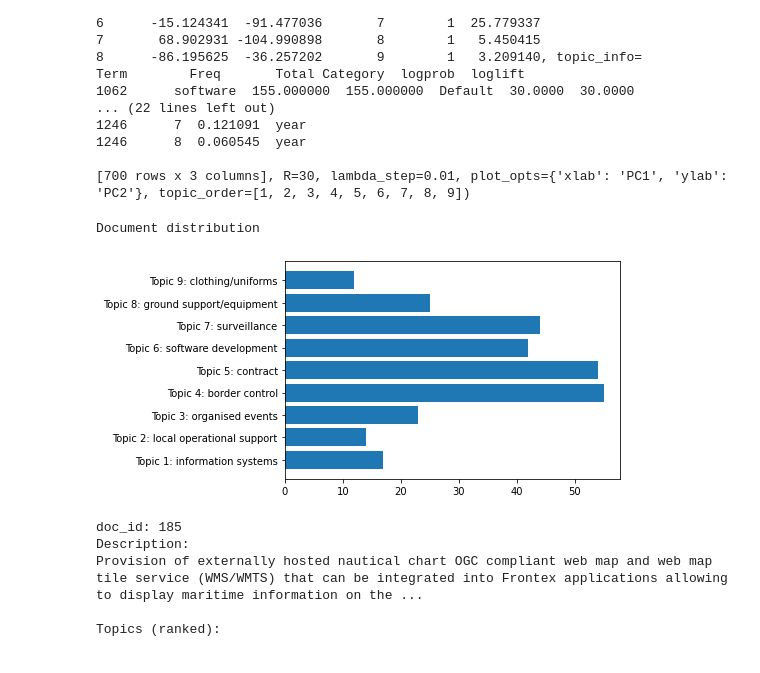
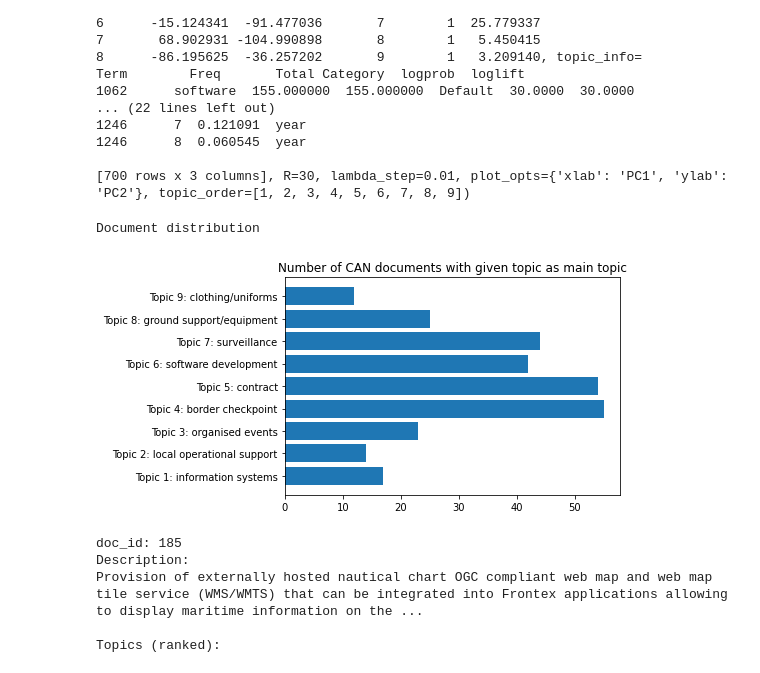
Before and after one commit to MarkMeltzer/thesis, a Jupyter notebook: notebooks/LDA_scikit_CAN.ipynb, the cells around one changed output. Cells and saved outputs as stored; diff of their text form; code cells hidden in the pictures.

```diff
--- a/notebooks/LDA_scikit_CAN.ipynb
+++ b/notebooks/LDA_scikit_CAN.ipynb
@@ -145,8 +154,11 @@ Associated k's: [2, 4, 7]
 ## Optimal model
 # %%
 # LDA using optimal k
-lda = LatentDirichletAllocation(n_components=10, learning_method='online')
+lda = LatentDirichletAllocation(n_components=9, learning_method='online')
 lda.fit(data_vectorized)
+
+# transform data
+data_lda = lda.transform(data_vectorized)
 # %% [output]
 LatentDirichletAllocation(batch_size=128, doc_topic_prior=None,
              evaluate_every=-1, learning_decay=0.7,
@@ -161,19 +170,22 @@ data_lda = lda.transform(data_vectorized)
 # %% [markdown]
 #### Save model
 # %%
-import pickle
-MODELS_PATH = "../models"
+# import pickle
+# MODELS_PATH = "../models"
 
-with open(MODELS_PATH + "/scikitLDA10.pkl", "wb") as f:
-    pickle.dump(lda, f)
+# with open(MODELS_PATH + "/MODELNAME.pkl", "wb") as f:
+#     pickle.dump(lda, f)
 # %% [markdown]
 #### Load model
 # %%
 import pickle
 MODELS_PATH = "../models"
 
-with open(MODELS_PATH + "/scikitLDA9.pkl", "rb") as f:
+with open(MODELS_PATH + "/scikitLDA_CAN_k9.pkl", "rb") as f:
     lda = pickle.load(f)
+
+# transform data
+data_lda = lda.transform(data_vectorized)
 # %% [markdown]
 ## Visualize topics
 # %%
@@ -218,7 +230,7 @@ topic_names_k9 = {
     1 : 'information systems',
     2 : 'local operational support',
     3 : 'organised events',
-    4 : 'border control',
+    4 : 'border checkpoint',
     5 : 'contract',
     6 : 'software development',
     7 : 'surveillance',
@@ -240,18 +252,19 @@ topic_names_k11 = {
     11 : 'surveillance',
 }
 
+# set this according to which model we are looking at
 topic_names = topic_names_k9
 # %%
-# docments per dominant topic
+# plot the number of documents per dominant topic
 document_dist = []
 for topic_n in range(len(data_lda[0])):
     n_docs = len([i for i, val in enumerate(data_lda) if np.argsort(val)[-1] == topic_n])
     document_dist.append(n_docs)
 
 plt.barh([f"Topic {key}: {topic_names[key]}" for key in range(1,len(topic_names) + 1)], document_dist)
-print("Document distribution")
+plt.title("Number of CAN documents with given topic as main topic")
 # %% [output]
 Document distribution
-[figure, old version]
+[figure, new version]
 # %%
 def describe_doc(doc_id, plot=True):
```
Also changed, not shown: parts of 22 cells of this notebook, 50 other files.
